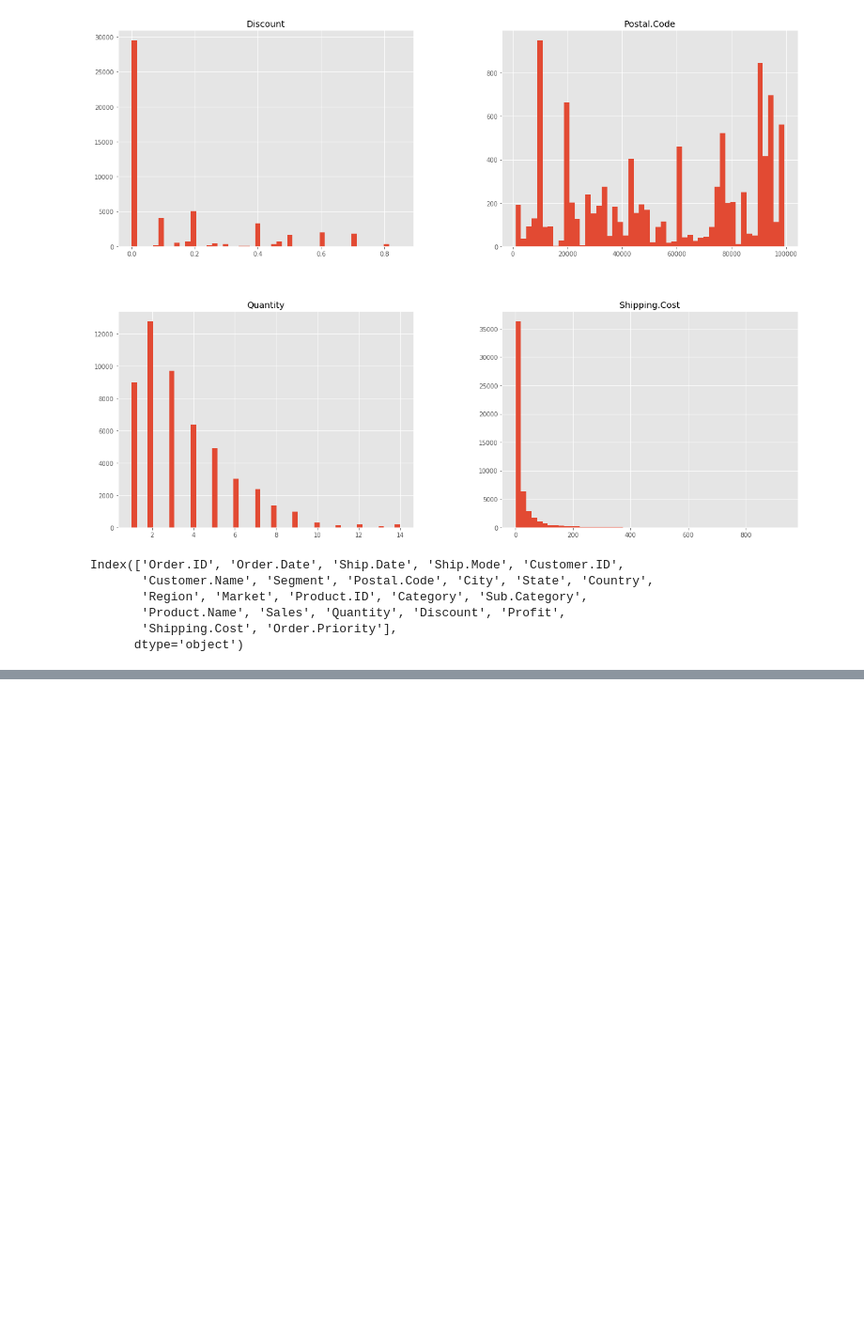
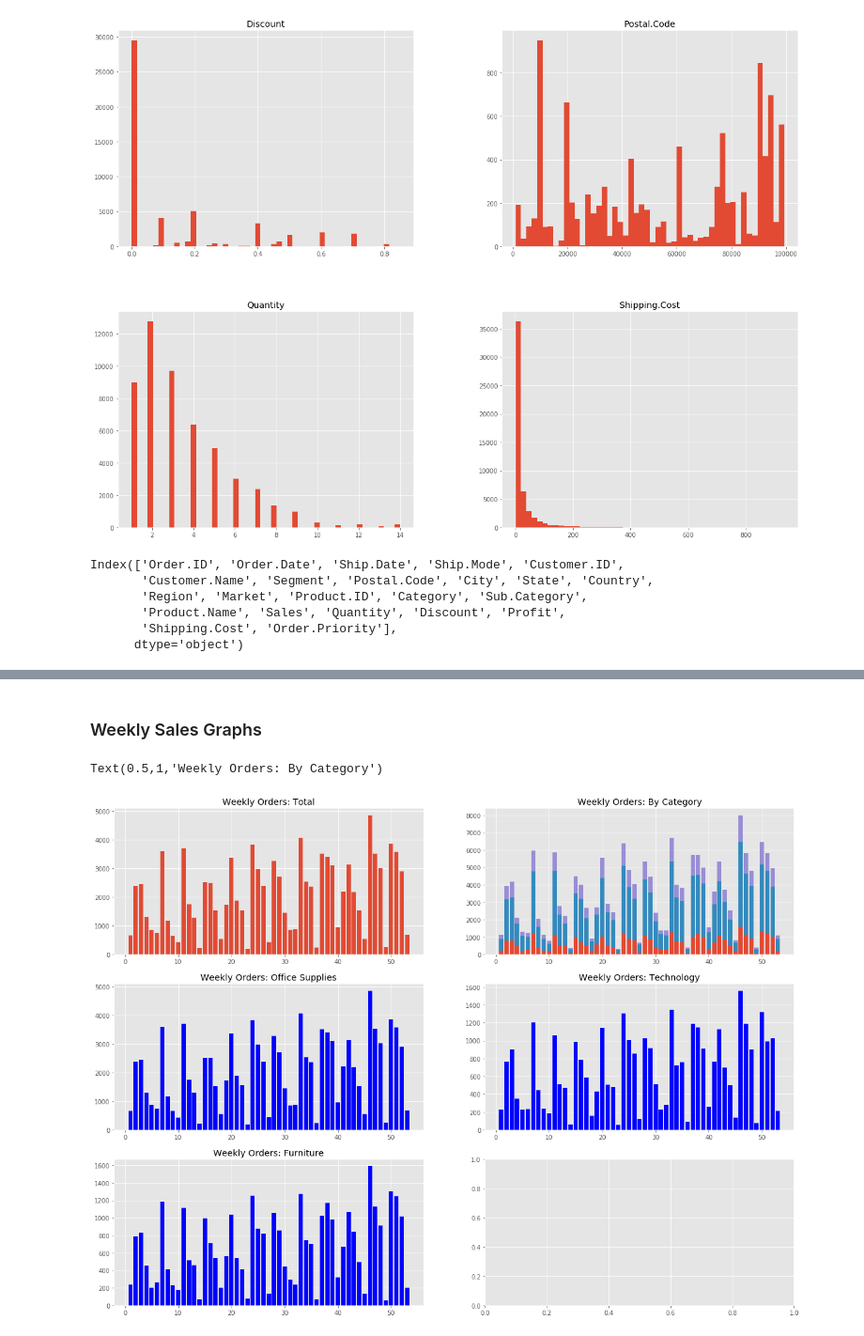
Before and after one commit to rvallejov/ML_Lab, a Jupyter notebook: first_script.ipynb, the cells around one changed output, grey strips where cells are left out. Shown at 94% size. Saved outputs shown, nothing was run; the diff lists cells and outputs as text; code cells hidden in the pictures; blank space fills up the shorter version.

Commit message:
added graphs for Questions 2: Inventory

```diff
--- a/first_script.ipynb
+++ b/first_script.ipynb
@@ -36,0 +54,7 @@ orders['Profit'] = orders['Profit'].replace('[\$,]', '', regex=True).astype(floa
+# %%
+# New DataFrame: Weekly Sales
+
+orders_sales = orders[['Ship.Date', 'Sales', 'Quantity', 'Category']]
+orders_sales.head()
+orders_sales['week'] = orders_sales['Ship.Date']
+orders_sales['week'] = pd.to_datetime(orders_sales['week'], yearfirst=True).dt.week # Create Weel Column
@@ -36,0 +72,6 @@ orders['Profit'] = orders['Profit'].replace('[\$,]', '', regex=True).astype(floa
+# %%
+#  New DataFrame: Total Weekly Sales
+orders_week = orders_sales.groupby(['week', 'Category']).agg({'Quantity': 'sum'})
+orders_week = orders_week.reset_index(drop=False)
+orders_week['quantity_cum'] = orders_week.Quantity.cumsum()
+orders_week.head()
@@ -36,0 +85,4 @@ orders['Profit'] = orders['Profit'].replace('[\$,]', '', regex=True).astype(floa
+# %%
+# New DataFrame: Weekly Sales by Category
+orders_wk_cat = orders_week.pivot_table(values='Quantity', columns='Category', index='week').reset_index(drop=False)
+orders_wk_cat.head()
@@ -36,0 +96,27 @@ orders['Profit'] = orders['Profit'].replace('[\$,]', '', regex=True).astype(floa
+# %% [markdown]
+### Weekly Sales Graphs
+# %%
+fig, axes = plt.subplots(nrows=3, ncols=2, figsize=(20, 15))
+
+# Bar Graph: Total
+axes[0,0].bar(orders_week['week'], orders_week['Quantity'])
+axes[0,0].set_title('Weekly Orders: Total')
+
+# Bar Graph: Furniture, Office Supplies, Tech
+axes[1,0].bar(orders_wk_cat['week'], orders_wk_cat['Office Supplies'], color='b')
+axes[1,0].set_title('Weekly Orders: Office Supplies')
+
+axes[1,1].bar(orders_wk_cat['week'], orders_wk_cat['Technology'], color='b')
+axes[1,1].set_title('Weekly Orders: Technology')
+
+axes[2,0].bar(orders_wk_cat['week'], orders_wk_cat['Furniture'], color='b')
+axes[2,0].set_title('Weekly Orders: Furniture')
+
+# Stacked Bar Graph: All Categories
+axes[0,1].bar(orders_wk_cat['week'], orders_wk_cat['Furniture'])
+axes[0,1].bar(orders_wk_cat['week'], orders_wk_cat['Office Supplies'], bottom=orders_wk_cat['Furniture'])
+axes[0,1].bar(orders_wk_cat['week'], orders_wk_cat['Technology'], bottom=orders_wk_cat['Furniture']+orders_wk_cat['Office Supplies'])
+axes[0,1].set_title('Weekly Orders: By Category')
+# %% [output]
+Text(0.5,1,'Weekly Orders: By Category')
+[figure, added]
```
Also changed, not shown: parts of 6 cells of this notebook.
